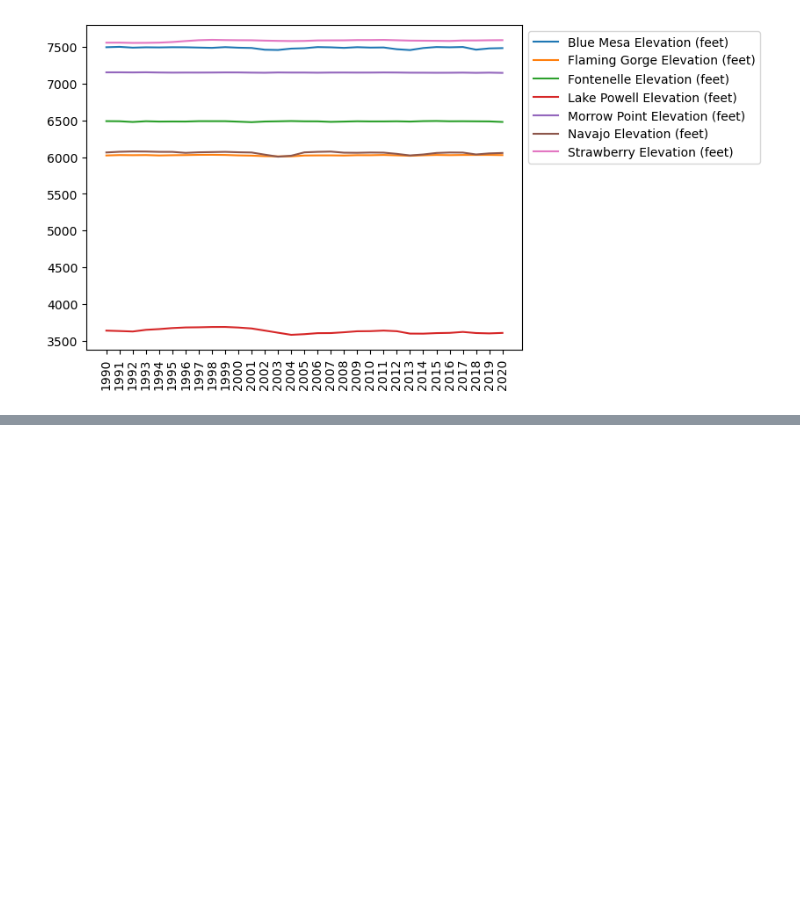
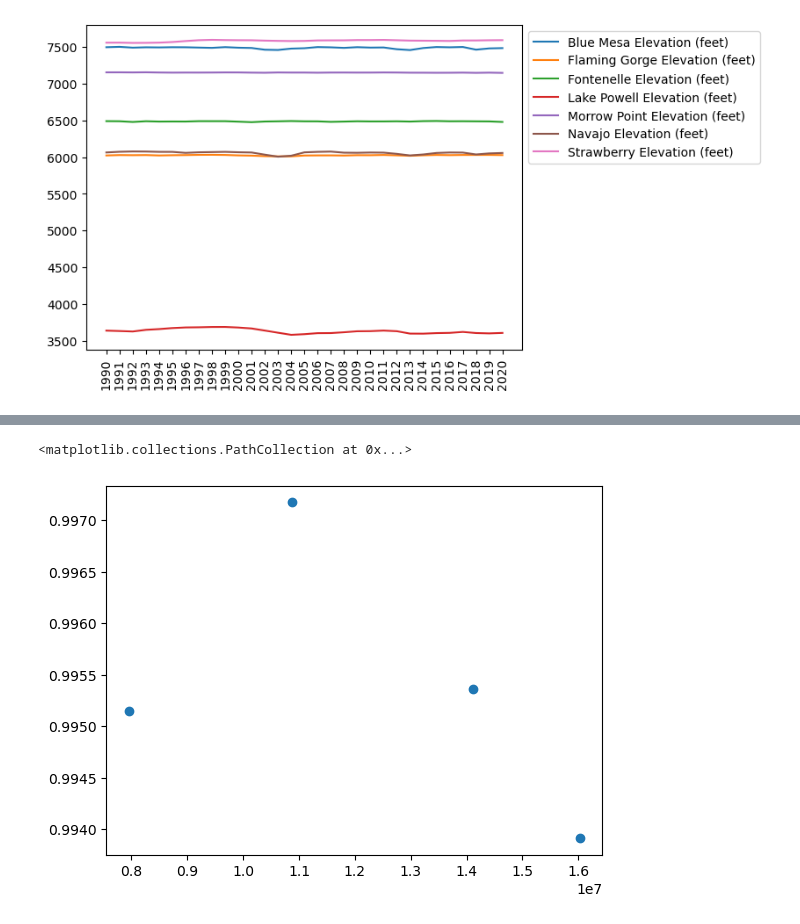
Before and after one commit to Rojodu/Project_1, a Jupyter notebook: Correlation/Reservoirs_Averages_By_Year.ipynb, the cells around one changed output, grey strips where cells are left out. Saved outputs shown, nothing was run; the diff lists cells and outputs as text; code cells hidden in the pictures; blank space fills up the shorter version.

```diff
--- a/Correlation/Reservoirs_Averages_By_Year.ipynb
+++ b/Correlation/Reservoirs_Averages_By_Year.ipynb
@@ -63,0 +115,7 @@ plt.show()
+# %%
+population_vs_elevation_df = pd.DataFrame({"Year":[1990,2000,2010,2020],"Total Population of Basin Counties":basin_population_sum,"Mean Reservoir Percentage Filled":percentage_decennial_mean})
+
+plt.scatter(population_vs_elevation_df["Total Population of Basin Counties"],population_vs_elevation_df["Mean Reservoir Percentage Filled"])
+# %% [output]
+<matplotlib.collections.PathCollection at 0x...>
+[figure, added]
```
Also changed, not shown: parts of 6 cells of this notebook, 1 other file.
